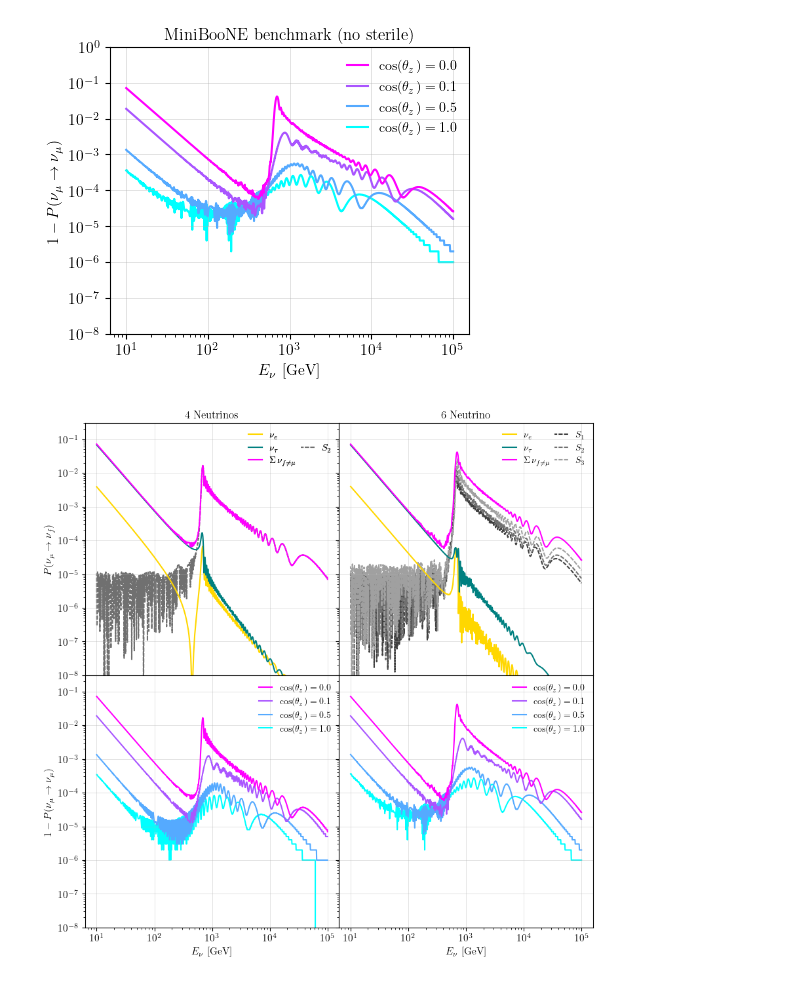
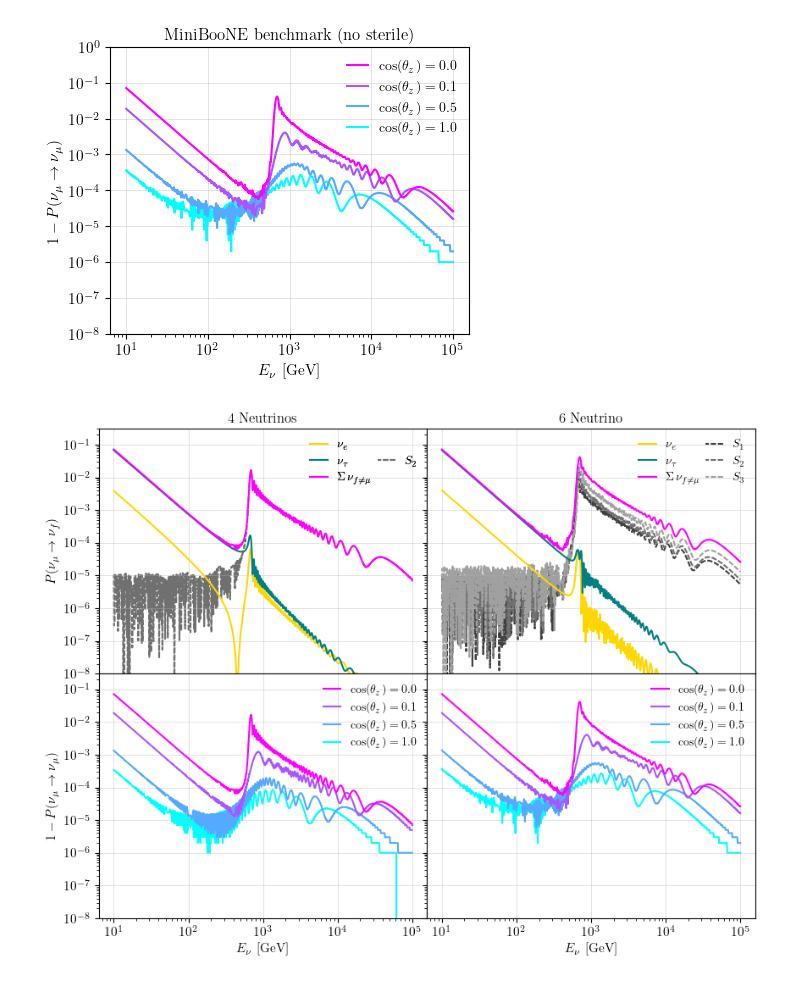
Before and after one commit to ConnorSponsler/For_Git, a Jupyter notebook: main_example_plots_Connor.ipynb, the cells around one changed output. Cells and saved outputs as stored; diff of their text form; code cells hidden in the pictures.

Commit message:
new eigenvalue plots and data

```diff
--- a/main_example_plots_Connor.ipynb
+++ b/main_example_plots_Connor.ipynb
@@ -197,7 +245,7 @@ fig4.savefig('plots/example_2_osc_prob.pdf')
 # %% [output]
 [figure]
 # %%
-fig = plt.figure(figsize=(20, 20))  # Adjust the size as needed
+fig = plt.figure(figsize=(20, 15))  # Adjust the size as needed
 gs = gridspec.GridSpec(4, 4, figure=fig)
 
 ax00 = fig.add_subplot(gs[0, 0])
@@ -289,34 +337,34 @@ ax10.grid(which='major', linewidth=0.5,zorder=-1, alpha=0.5)
 
 e1, d1 = read_data("propagation/6_atmos.txt")
 e2, d2 = read_data("propagation/6_atmos_0.1.txt")
 e3, d3 = read_data("propagation/6_atmos_0.5.txt")
 e4, d4 = read_data("propagation/6_atmos_1.txt")
 
 ax11.plot(e1/GeV, (1 - d1[:, 4]), label= r'$\cos(\theta_z) = 0.0$',  color=cm.cool(3/3), zorder=4)
 ax11.plot(e2/GeV, (1 - d2[:, 4]), label= r'$\cos(\theta_z) = 0.1$',  color=cm.cool(2/3), zorder=3)
 ax11.plot(e3/GeV, (1 - d3[:, 4]), label= r'$\cos(\theta_z) = 0.5$',  color=cm.cool(1/3), zorder=2)
 ax11.plot(e4/GeV, (1 - d4[:, 4]), label= r'$\cos(\theta_z) = 1.0$',  color=cm.cool(0/3), zorder=1)
 
 
 ax11.set_yscale('log')
 ax11.set_xscale('log')
 ax11.set_ylim(1e-8,0.3)
 ax11.set_xlabel(r'$E_\nu$ [GeV]')  # Assuming the energy unit is electron volts (eV)
 ax11.legend(frameon=False, loc='upper right', ncol=1, handlelength=1.5, columnspacing=0.5)
 ax11.grid(which='major', linewidth=0.5,zorder=-1, alpha=0.5)
 
 
 
 plt.subplots_adjust(wspace=0, hspace=0)
 ax01.set_yticklabels([])
 ax11.set_yticklabels([])
 ax00.set_xticklabels([])
 ax01.set_xticklabels([])
 
 
 fig.savefig('plots/4by4_osc_prob.pdf')
 # %% [output]
-[figure, old version]
+[figure, new version]
 # %%
 cosine, energies, data = read_cos_energy_data(1, "propagation/3_flav_production.txt")
 
```
Also changed, not shown: parts of 9 cells of this notebook, 11 other files.
